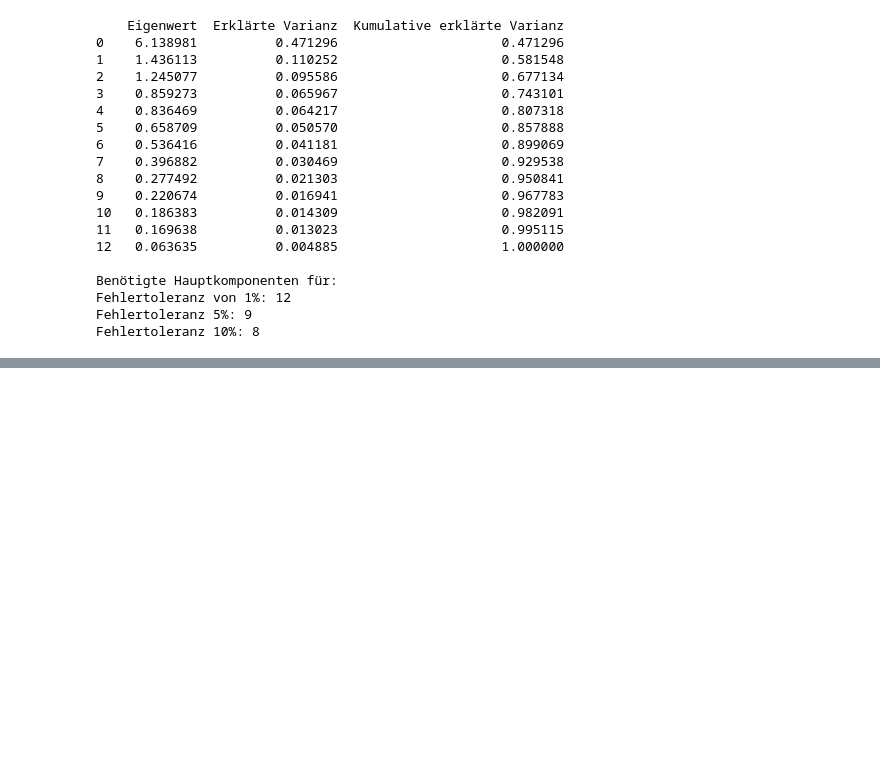
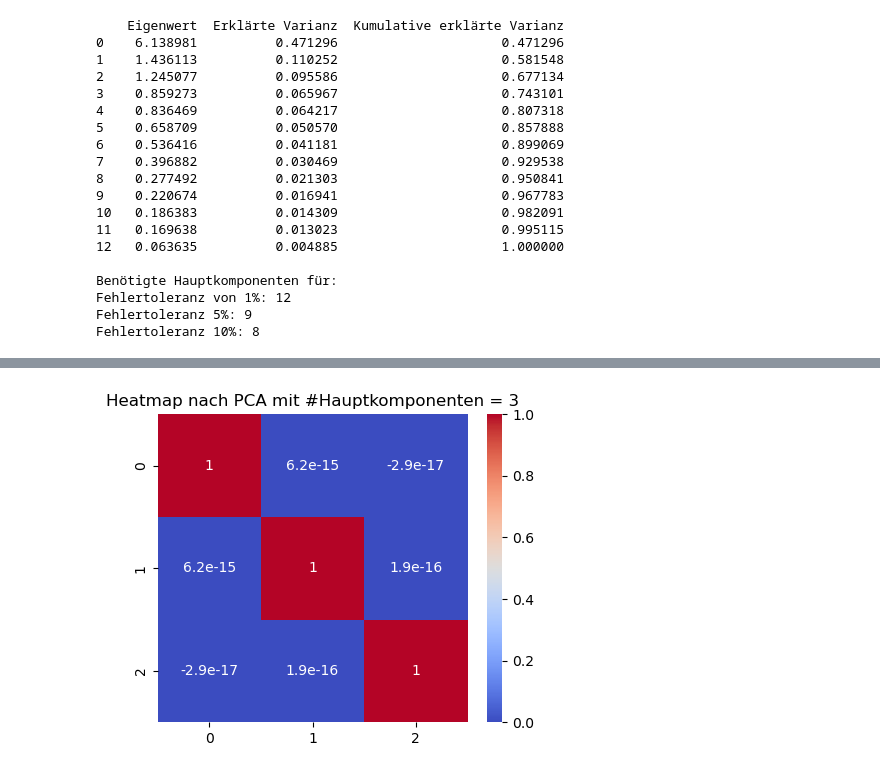
Before and after one commit to SergioChan96/MaschineLearning, a Jupyter notebook: Aufgaben/A1/A1-3/Hauptkomponenten_Analyse_A1-3.ipynb, the cells around one changed output, grey strips where cells are left out. Cells and saved outputs as stored; diff of their text form; code cells hidden in the pictures; blank space fills up the shorter version.

```diff
--- a/Aufgaben/A1/A1-3/Hauptkomponenten_Analyse_A1-3.ipynb
+++ b/Aufgaben/A1/A1-3/Hauptkomponenten_Analyse_A1-3.ipynb
@@ -149,0 +164,18 @@ dtype: float64
+# %%
+r = 3
+
+VU , D , VT , UD , std_UD , V , std_UDv2 = pca(boston , r)
+
+
+
+corr_matrix_boston_3 = UD.corr()
+
+corr_matrix_boston_3
+
+plt.figure(figsize=(5,4))
+sns.heatmap(corr_matrix_boston_3, annot=True, cmap='coolwarm')
+
+plt.title('Heatmap nach PCA mit #Hauptkomponenten = 3')
+plt.show()
+# %% [output]
+[figure, added]
```
Also changed, not shown: parts of 9 cells of this notebook, 1 other file.
